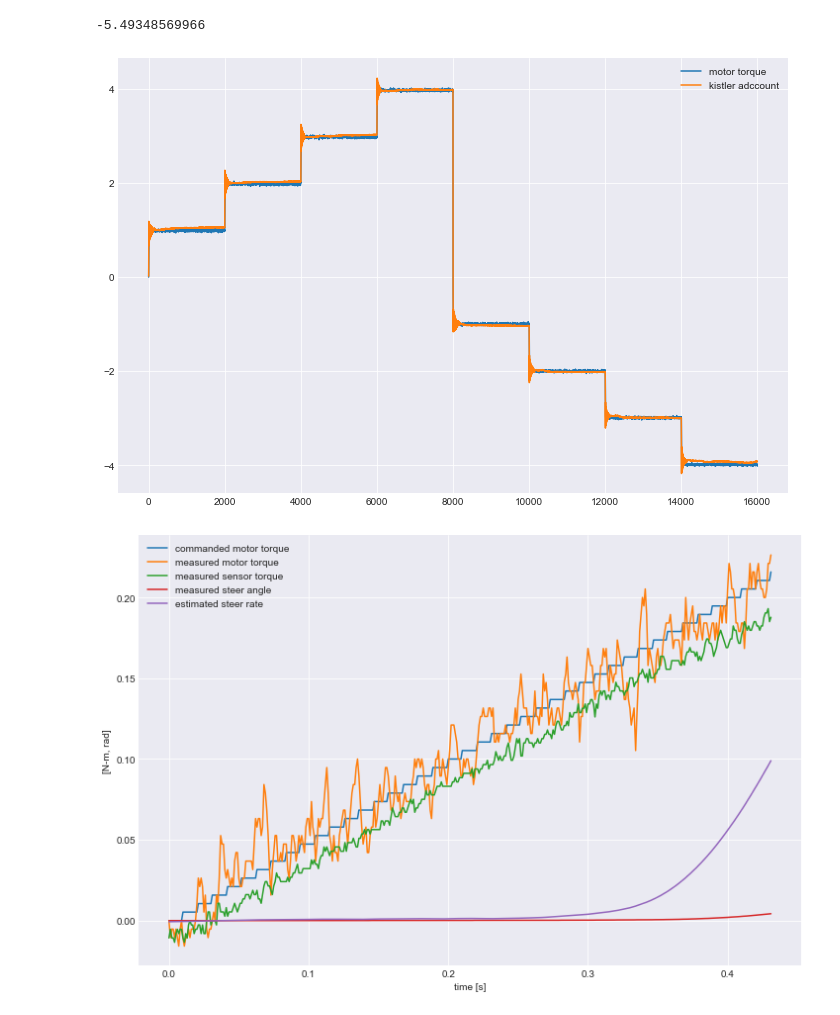
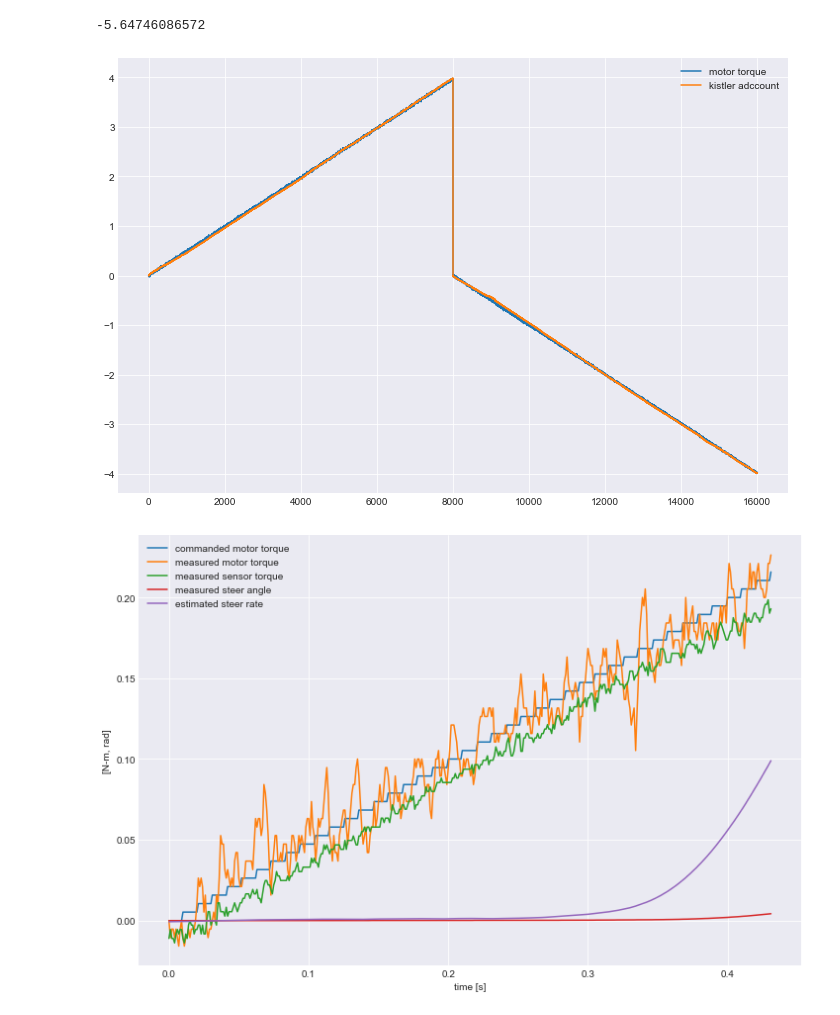
Before and after one commit to oliverlee/phobos, a Jupyter notebook: scripts/motor_static_response.ipynb, the cells around one changed output. Saved outputs shown, nothing was run; the diff lists cells and outputs as text; code cells hidden in the pictures.

```diff
--- a/scripts/motor_static_response.ipynb
+++ b/scripts/motor_static_response.ipynb
@@ -25,6 +22,6 @@ The autoreload extension is already loaded. To reload it, use:
 # %%
-#log1 = ps.ProcessedRecord('logs/positive_ramp.pb.cobs')
-#log2 = ps.ProcessedRecord('logs/negative_ramp.pb.cobs')
+log1 = ps.ProcessedRecord('logs/positive_ramp.pb.cobs.gz')
+log2 = ps.ProcessedRecord('logs/negative_ramp.pb.cobs.gz')
 #tf = 11 # cutoff time
 #log1 = ps.ProcessedRecord('logs/positive_constant.pb.cobs')
 #log2 = ps.ProcessedRecord('logs/negative_constant.pb.cobs')
@@ -36,35 +33,35 @@ torque_sensor_adccount = np.concatenate((
     log1.records.sensors.kistler_measured_torque[:n],
     log2.records.sensors.kistler_measured_torque[:n])).astype(np.float64)
 
 applied_motor_torque = np.concatenate((
     log1.kollmorgen_applied_torque[:n],
     log2.kollmorgen_applied_torque[:n]))
 
 from scipy.optimize import curve_fit
 
 #def f(x, m, b):
 #    return m/(2**11)*(x - b)
 def f(x, m):
     return m/(2**11)*(x - 2046)
 
 #m, b = curve_fit(f, torque_sensor_adccount, applied_motor_torque)[0]
 #print(m, b)
 m = curve_fit(f, torque_sensor_adccount, applied_motor_torque)[0][0]
 print(m)
 
 def get_kistler_torque(x):
     #return f(x.astype(np.float64), m, b)
     return f(x.astype(np.float64), m)
 
 plt.close('all')
 fig, ax = plt.subplots()
 ax.plot(applied_motor_torque, label='motor torque')
 ax.plot(get_kistler_torque(torque_sensor_adccount), label='kistler adccount')
 ax.legend()
 plt.show()
 # %% [output]
--5.49348569966
+-5.64746086572
-[figure, old version]
+[figure, new version]
 # %%
 def plot_torques(log, friction=False, rescale_kistler=False):
     commanded_torque = log.kollmorgen_command_torque
@@ -112,10 +109,10 @@ def plot_torques(log, friction=False, rescale_kistler=False):
     ax.set_ylabel('[N-m, rad]')
     return fig, ax
 # %%
-log = ps.ProcessedRecord('logs/positive_friction.pb.cobs')
+log = ps.ProcessedRecord('logs/positive_friction.pb.cobs.gz')
 plt.close('all')
 plot_torques(log, True, True)
 plt.show()
 # %% [output]
-[figure, old version]
+[figure, new version]
 # %%
```
Also changed, not shown: parts of 6 cells of this notebook, 1 other file.
